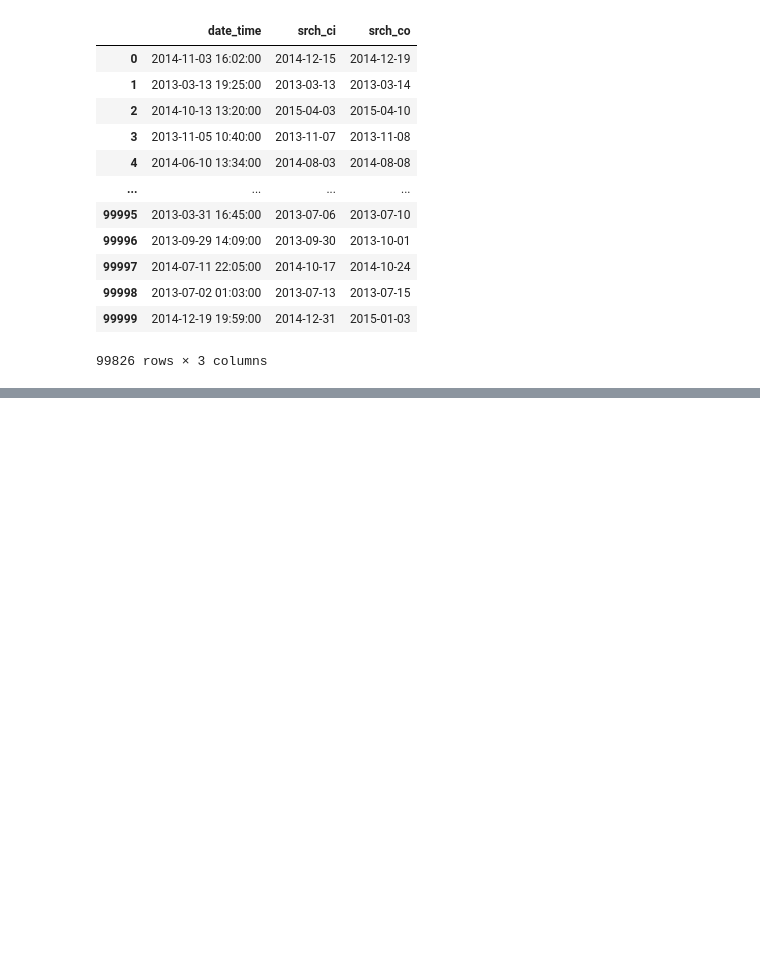
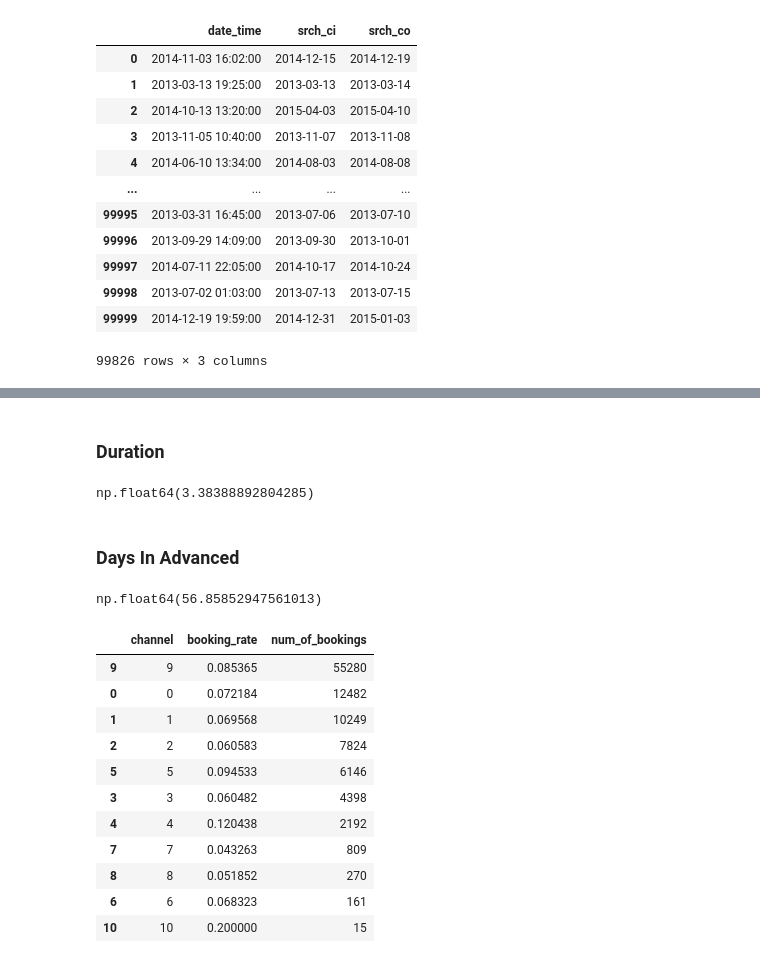
Before and after one commit to karamian-ani/data_analytics_with_python, a Jupyter notebook: notebooks/18_clustering.ipynb, the cells around one changed output, grey strips where cells are left out. Drawn from its saved outputs; the diff is of its cells as text; code cells hidden in the pictures; blank space fills up the shorter version.

```diff
--- a/notebooks/18_clustering.ipynb
+++ b/notebooks/18_clustering.ipynb
@@ -212,0 +227,37 @@ travel.head(2)
+# %%
+def duration(row, start, end):
+    delta = (row[end] - row[start])/np.timedelta64(1, 'D')
+
+    if delta<=0:
+        return np.nan
+    else:
+        return delta
+# %% [markdown]
+### Duration
+# %%
+travel['duration'] = travel.apply(duration, args=('srch_ci','srch_co'), axis=1)
+travel['duration'].mean()
+# %% [output]
+np.float64(3.38388892804285)
+# %% [markdown]
+### Days In Advanced
+# %%
+travel['days_in_advanced'] = travel.apply(duration, args=('date','srch_ci'), axis=1)
+travel['days_in_advanced'].mean()
+# %% [output]
+np.float64(56.85852947561013)
+# %%
+travel.groupby('channel')['is_booking'].agg(booking_rate = 'mean', num_of_bookings = 'count').reset_index().sort_values(by= 'num_of_bookings', ascending=False)
+# %% [output]
+|  | channel | booking_rate | num_of_bookings |
+| 9 | 9 | 0.085365 | 55280 |
+| 0 | 0 | 0.072184 | 12482 |
+| 1 | 1 | 0.069568 | 10249 |
+| 2 | 2 | 0.060583 | 7824 |
+| 5 | 5 | 0.094533 | 6146 |
+| 3 | 3 | 0.060482 | 4398 |
+| 4 | 4 | 0.120438 | 2192 |
+| 7 | 7 | 0.043263 | 809 |
+| 8 | 8 | 0.051852 | 270 |
+| 6 | 6 | 0.068323 | 161 |
+| 10 | 10 | 0.200000 | 15 |
```
Also changed, not shown: parts of 23 cells of this notebook.
